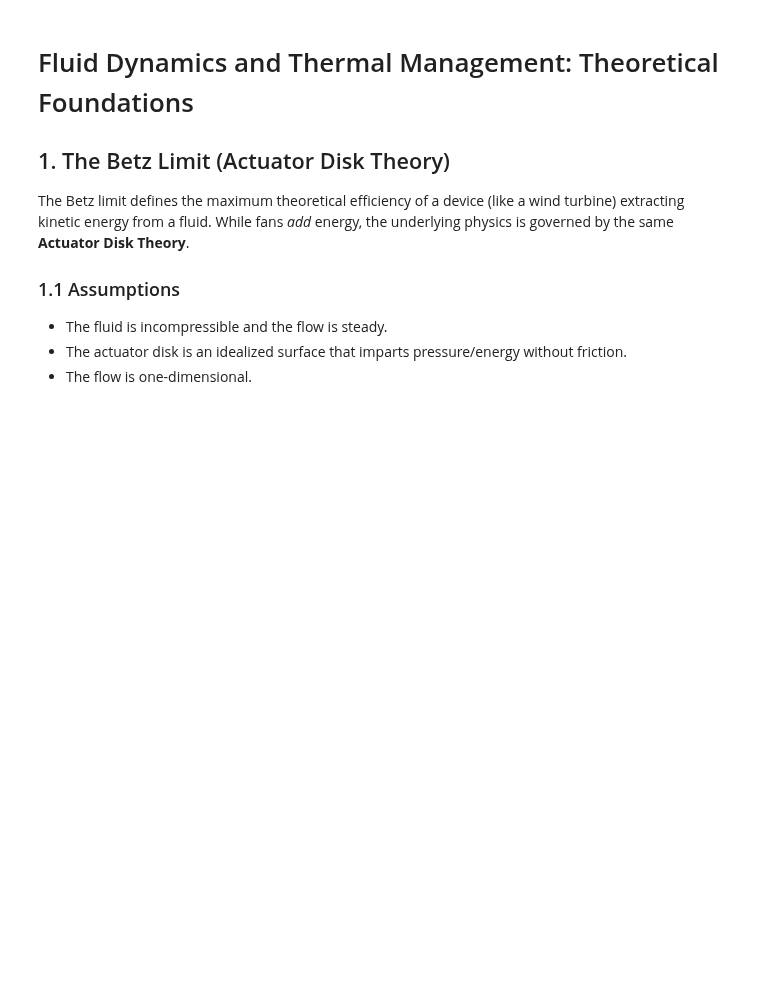
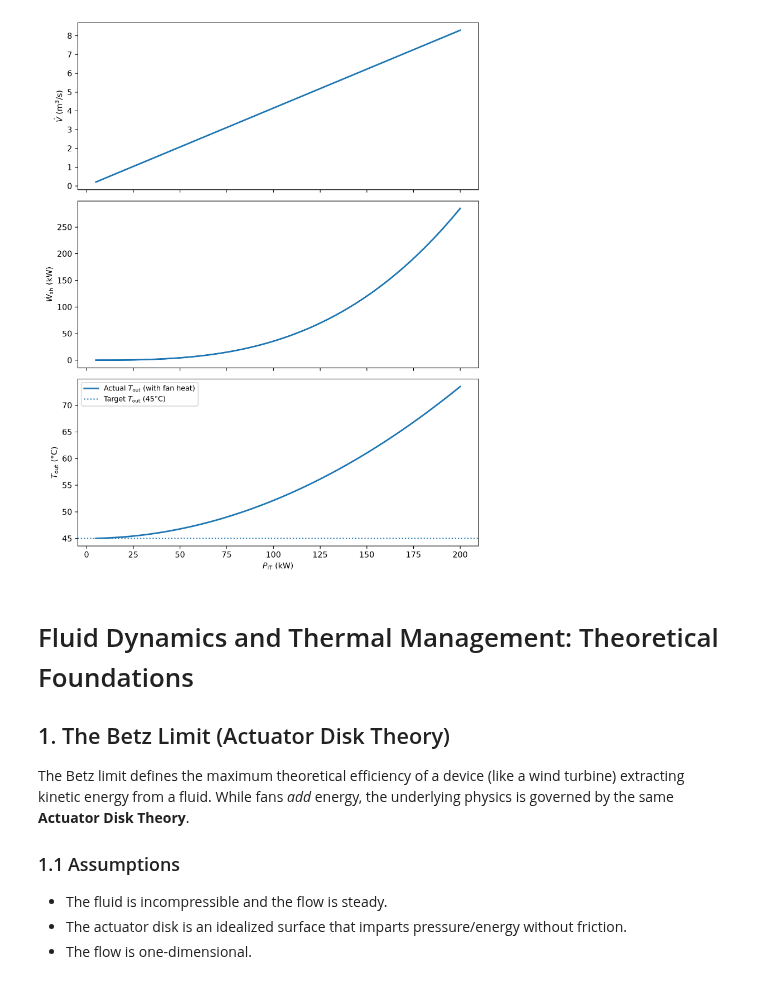
Before and after one commit to mtsn-lab/me137-237a, a Jupyter notebook: examples/fanLaws.ipynb, the cells around one changed output. Drawn from its saved outputs; the diff is of its cells as text; code cells hidden in the pictures; blank space fills up the shorter version.

```diff
--- a/examples/fanLaws.ipynb
+++ b/examples/fanLaws.ipynb
@@ -1,3 +42,62 @@
+# %%
+import numpy as np
+import matplotlib.pyplot as plt
+
+# Inputs
+T_in = 25.0              # Fixed inlet air temperature [°C]
+delta_T_desired = 20.0   # Desired temperature rise [°C] (Target T_out = 45°C)
+rho = 1.2                # Fluid density of air [kg/m^3]
+cp = 1005                # Specific heat capacity of air [J/(kg·K)]
+
+eta_fan = 0.50           # Combined fan efficiency
+k_sys = 250.0            # Rack flow resistance coefficient [Pa / (m^3/s)^2]
+
+P_IT_kW = np.linspace(5.0, 200.0, 300)
+P_IT = P_IT_kW * 1e3     # Convert to Watts [W]
+
+# Calculations
+# m_dot = P_IT / (c_p * ΔT_desired)
+m_dot = P_IT / (cp * delta_T_desired)  # Mass flow rate [kg/s]
+V_dot = m_dot / rho                    # Volumetric flow rate [m^3/s]
+# Flow resistance: Δp = k_sys * V_dot^2
+# Fan Power Input: W_fan = (V_dot * Δp) / η_fan = (k_sys * V_dot^3) / η_fan
+delta_p = k_sys * (V_dot**2)           # Pressure rise across rack [Pa]
+W_fan = (V_dot * delta_p) / eta_fan    # Fan power input [W]
+W_fan_kW = W_fan / 1e3                # Convert to [kW]
+# Q_total = P_IT + W_fan = m_dot * c_p * (T_out_actual - T_in)
+# T_out_actual = T_in + (P_IT + W_fan) / (m_dot * c_p)
+delta_T_actual = (P_IT + W_fan) / (m_dot * cp)
+T_out_actual = T_in + delta_T_actual  # Actual outlet temperature [°C]
+
+# Plots
+fig, axes = plt.subplots(3, 1, figsize=(8, 10), sharex=True, dpi=300)
+
+# Air Volumetric Flow Rate vs. Rack IT Power
+axes[0].plot(P_IT_kW, V_dot, linewidth=2)
+axes[0].set_ylabel(r'$\dot{V}$ ($\mathrm{m^3/s}$)', fontsize=14)
+#axes[0].set_title('Air Volumetric Flow Rate vs. Rack IT Power', fontsize=11, pad=8)
+#axes[0].grid(True, linestyle='--', alpha=0.6)
+
+# Fan Power Input vs. Rack IT Power
+axes[1].plot(P_IT_kW, W_fan_kW, linewidth=2)
+axes[1].set_ylabel(r'$\dot{W}_{\mathrm{sh}}$ ($\mathrm{kW}$)', fontsize=14)
+#axes[1].set_title('Fan Power Input vs. Rack IT Power', fontsize=11, pad=8)
+#axes[1].grid(True, linestyle='--', alpha=0.6)
+
+# Actual Air Outlet Temperature vs. Rack IT Power
+axes[2].plot(P_IT_kW, T_out_actual, linewidth=2, label='Actual $T_{\mathrm{out}}$ (with fan heat)')
+axes[2].axhline(T_in + delta_T_desired, linestyle=':', linewidth=1.5, label=f'Target $T_{{\mathrm{{out}}}}$ ({T_in + delta_T_desired:.0f}°C)')
+axes[2].set_xlabel('$P_{\mathrm{IT}}$ ($\mathrm{kW}$)', fontsize=14)
+axes[2].set_ylabel(r'$T_{\mathrm{out}}$ (°C)', fontsize=14)
+#axes[2].set_title('Air Outlet Temperature vs. Rack IT Power', fontsize=11, pad=8)
+#axes[2].grid(True, linestyle='--', alpha=0.6)
+axes[2].legend(loc='upper left', fontsize=12)
+
+plt.tight_layout()
+plt.savefig('../lectures/figures/rack_cooling_plots.pdf')
+plt.show()
+# %% [output]
+[figure, added]
 # %% [markdown]
 # Fluid Dynamics and Thermal Management: Theoretical Foundations
 
```
Also changed, not shown: parts of 1 cell of this notebook, 7 other files.
